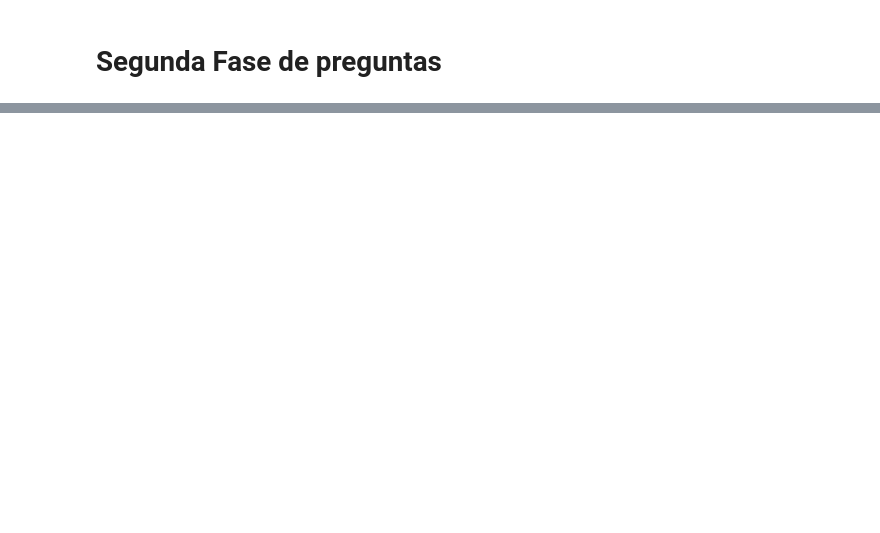
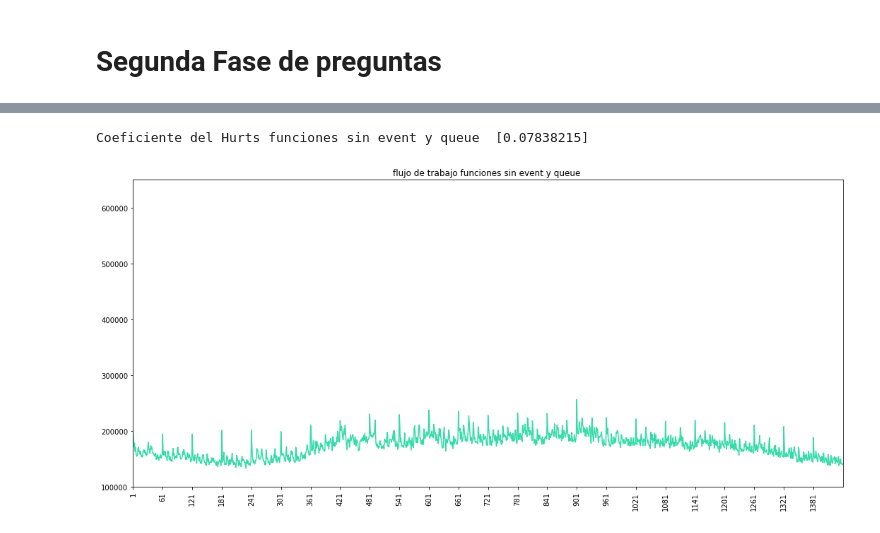
Before and after one commit to robinsonf214/Analisis_CVR, a Jupyter notebook: Preguntas.ipynb, the cells around one changed output, grey strips where cells are left out. Cells and saved outputs as stored; diff of their text form; code cells hidden in the pictures; blank space fills up the shorter version.

```diff
--- a/Preguntas.ipynb
+++ b/Preguntas.ipynb
@@ -261,0 +292,14 @@ for key, item in grupos:
+# %%
+plt.figure(figsize=(18,8))
+
+plt.plot(dia[~dia.Trigger.isin(["event","queue"])].drop(['Trigger'], axis = 1).sum(), '#35DBA9')
+plt.xlim(0, 1440)
+plt.ylim(100000, 650000)
+plt.xticks(np.arange(0, 1440,60))
+plt.xticks(rotation=90)
+plt.title("flujo de trabajo funciones sin event y queue ")
+print("Coeficiente del Hurts funciones sin event y queue ", hurst(pd.DataFrame(dia[~dia.Trigger.isin(["event","queue"])].drop(['Trigger'], axis = 1).sum())))
+plt.ion()
+# %% [output]
+Coeficiente del Hurts funciones sin event y queue  [0.07838215]
+[figure, added]
```
Also changed, not shown: parts of 10 cells of this notebook.
